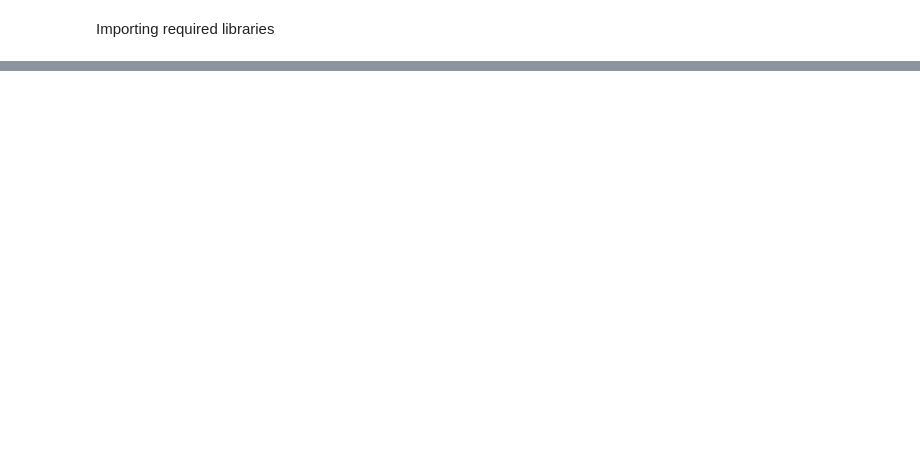
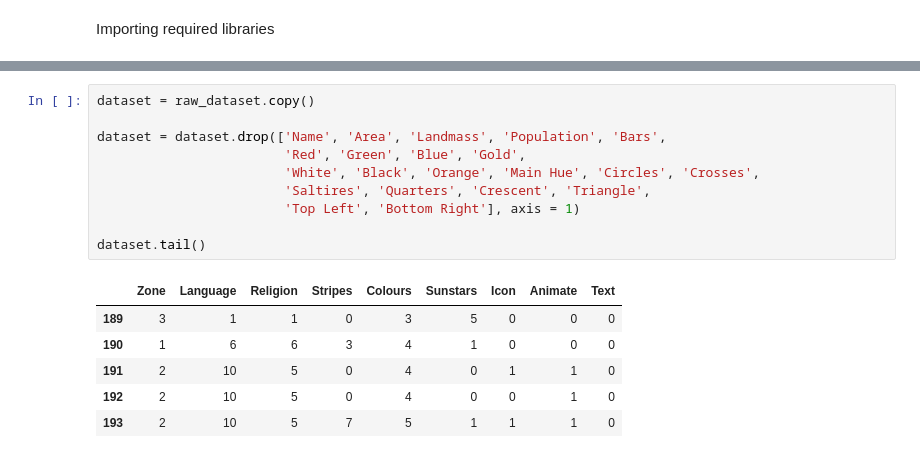
Before and after one commit to msteknoadam/country_religion_predictor, a Jupyter notebook: colab.ipynb, the cells around one changed output, grey strips where cells are left out. Saved outputs shown, nothing was run; the diff lists cells and outputs as text; blank space fills up the shorter version.

```diff
--- a/colab.ipynb
+++ b/colab.ipynb
@@ -35,0 +49,17 @@ Importing dataset from UCI's database.
+# %%
+dataset = raw_dataset.copy()
+
+dataset = dataset.drop(['Name', 'Area', 'Landmass', 'Population', 'Bars',
+                        'Red', 'Green', 'Blue', 'Gold',
+                        'White', 'Black', 'Orange', 'Main Hue', 'Circles', 'Crosses',
+                        'Saltires', 'Quarters', 'Crescent', 'Triangle',
+                        'Top Left', 'Bottom Right'], axis = 1)
+
+dataset.tail()
+# %% [output]
+|  | Zone | Language | Religion | Stripes | Colours | Sunstars | Icon | Animate | Text |
+| 189 | 3 | 1 | 1 | 0 | 3 | 5 | 0 | 0 | 0 |
+| 190 | 1 | 6 | 6 | 3 | 4 | 1 | 0 | 0 | 0 |
+| 191 | 2 | 10 | 5 | 0 | 4 | 0 | 1 | 1 | 0 |
+| 192 | 2 | 10 | 5 | 0 | 4 | 0 | 0 | 1 | 0 |
+| 193 | 2 | 10 | 5 | 7 | 5 | 1 | 1 | 1 | 0 |
```
Also changed, not shown: parts of 9 cells of this notebook, 1 other file.
